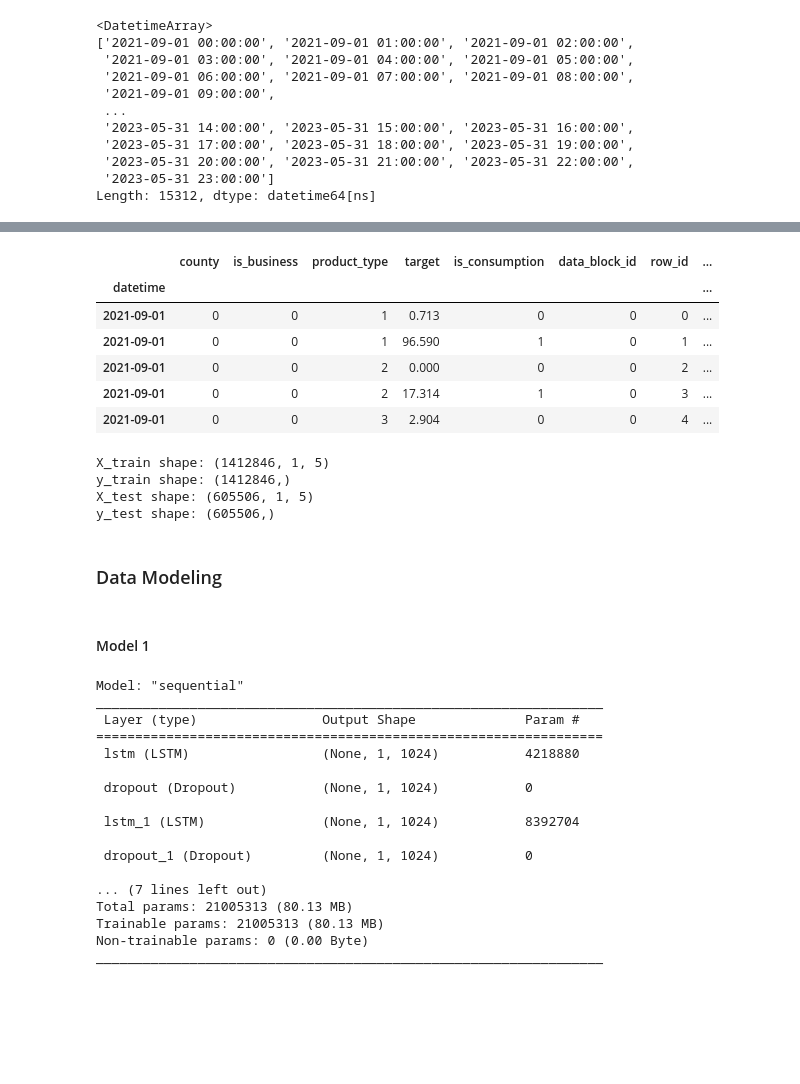
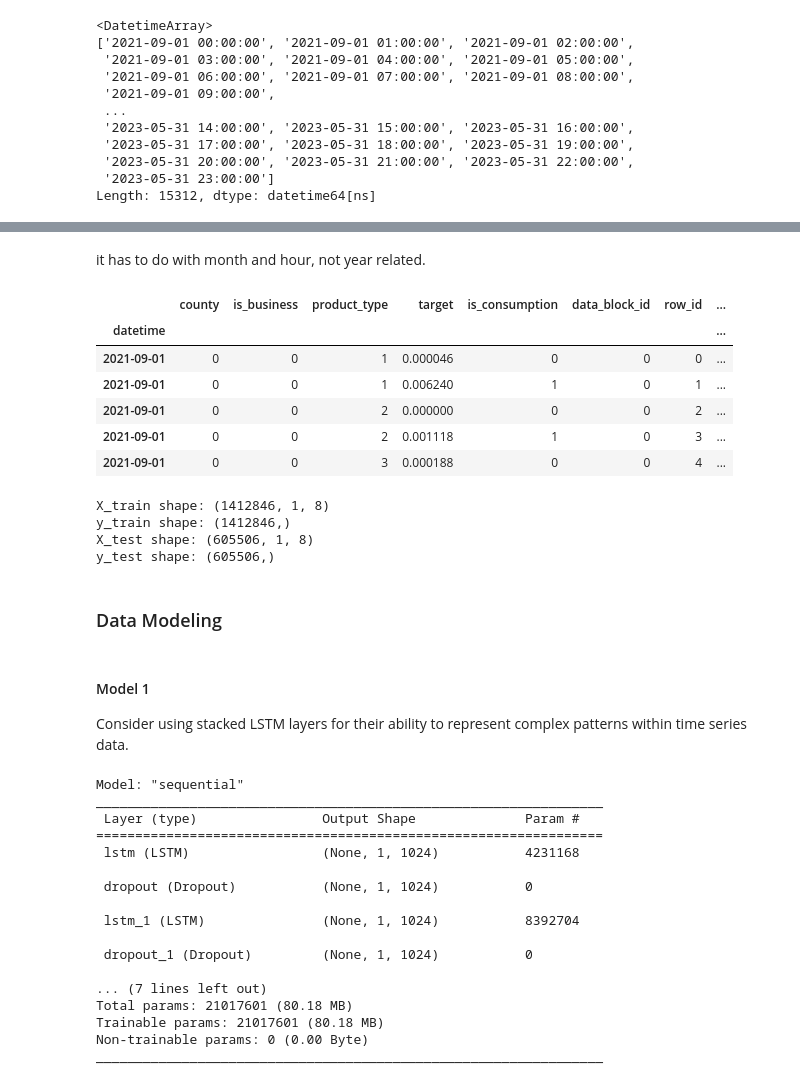
Before and after one commit to jackren0000/Enefit---Predict-Energy-Behavior-of-Prosumers, a Jupyter notebook: lstm-predict-energy-behavior-of-prosumers.ipynb, the cells around one changed output, grey strips where cells are left out. Saved outputs shown, nothing was run; the diff lists cells and outputs as text; code cells hidden in the pictures; blank space fills up the shorter version.

Commit message:
Kaggle Notebook | LSTM-predict-energy-behavior-of-prosumers | Version 6

```diff
--- a/lstm-predict-energy-behavior-of-prosumers.ipynb
+++ b/lstm-predict-energy-behavior-of-prosumers.ipynb
@@ -119,0 +127,31 @@ Length: 15312, dtype: datetime64[ns]
+# %%
+#### read the CSV files into DataFrames
+train = pd.read_csv(os.path.join(DATA_DIR, "train.csv"))
+gas_df = pd.read_csv(os.path.join(DATA_DIR, "gas_prices.csv"))
+electricity_df = pd.read_csv(os.path.join(DATA_DIR, "electricity_prices.csv"))
+client_df = pd.read_csv(os.path.join(DATA_DIR, "client.csv"))
+fw_df = pd.read_csv(os.path.join(DATA_DIR, "forecast_weather.csv"))
+hw_df = pd.read_csv(os.path.join(DATA_DIR, "historical_weather.csv"))
+
+# read a file from a different directory
+# see how this data is generated: https://www.kaggle.com/jackren000/mapping-locations-and-county-code/edit
+# locations = pd.read_csv("/kaggle/input/county-lon-lats/county_lon_lats.csv")
+# %% [markdown]
+it has to do with month and hour, not year related.
+# %%
+train['datetime'] = pd.to_datetime(train['datetime'])
+
+# # add year column in train DataFrame by extracting the year part from datetime object
+# train['year'] = train['datetime'].dt.year
+
+# # add month column in train DataFrame
+train['month'] = train['datetime'].dt.month
+
+# add hour column in train DataFrame
+train['hour'] = train['datetime'].dt.hour
+
+# add day of week column in train DataFrame
+train['dayofweek'] = train['datetime'].dt.dayofweek
+
+# # add day of year column in train DataFrame
+# train['dayofyear'] = train['datetime'].dt.dayofyear
@@ -120,18 +186,26 @@ Length: 15312, dtype: datetime64[ns]
 # %%
-# set index as ascending datetime
+# set 'datetime' column as index
 train.set_index('datetime', inplace=True)
-train.sort_index()
+# sort the index as ascending order
+train.sort_index(inplace=True)
+# fills any missing values in the 'target' column with 0
 train['target'].fillna(value=0, inplace=True)
 # train.dropna(axis=0, inplace=True)
+
+# scale the target column
+# scale is crucial for the LSTM model
+scaler = MinMaxScaler(feature_range=(0, 1))
+train['target'] = scaler.fit_transform(train[['target']])
+
 train.head()
 # %% [output]
 |  | county | is_business | product_type | target | is_consumption | data_block_id | row_id | ... |
 | datetime |  |  |  |  |  |  |  | ... |
-| 2021-09-01 | 0 | 0 | 1 | 0.713 | 0 | 0 | 0 | ... |
-| 2021-09-01 | 0 | 0 | 1 | 96.590 | 1 | 0 | 1 | ... |
-| 2021-09-01 | 0 | 0 | 2 | 0.000 | 0 | 0 | 2 | ... |
-| 2021-09-01 | 0 | 0 | 2 | 17.314 | 1 | 0 | 3 | ... |
-| 2021-09-01 | 0 | 0 | 3 | 2.904 | 0 | 0 | 4 | ... |
+| 2021-09-01 | 0 | 0 | 1 | 0.000046 | 0 | 0 | 0 | ... |
+| 2021-09-01 | 0 | 0 | 1 | 0.006240 | 1 | 0 | 1 | ... |
+| 2021-09-01 | 0 | 0 | 2 | 0.000000 | 0 | 0 | 2 | ... |
+| 2021-09-01 | 0 | 0 | 2 | 0.001118 | 1 | 0 | 3 | ... |
+| 2021-09-01 | 0 | 0 | 3 | 0.000188 | 0 | 0 | 4 | ... |
 # %%
 # drop non-feature columns from the dataset
 X = train.drop(['target', 'row_id', 'data_block_id'], axis=1)
@@ -145,20 +219,28 @@ X_train, X_test, y_train, y_test = train_test_split(X, y, test_size=0.3, random_
 X_train = np.array(X_train).reshape((X_train.shape[0], 1, X_train.shape[1]))
 X_test = np.array(X_test).reshape((X_test.shape[0], 1, X_test.shape[1]))
 
+# # initialize the scaler for the feature columns
+# scaler_features = MinMaxScaler(feature_range=(0, 1))
+# # fit the scaler on the training feature data and transform it
+# X_train_scaled = scaler_features.fit_transform(X_train)
+# # transform the test feature data with the same scaler
+# X_test_scaled = scaler_features.transform(X_test)
+
 # print the shapes of the train and test data
 print(f"X_train shape: {X_train.shape}")
 print(f"y_train shape: {y_train.shape}")
 print(f"X_test shape: {X_test.shape}")
 print(f"y_test shape: {y_test.shape}")
 # %% [output]
-X_train shape: (1412846, 1, 5)
+X_train shape: (1412846, 1, 8)
 y_train shape: (1412846,)
-X_test shape: (605506, 1, 5)
+X_test shape: (605506, 1, 8)
 y_test shape: (605506,)
 # %% [markdown]
 ### Data Modeling
-# %% [markdown]
-#### Model 1
+# %% [markdown]
+#### Model 1
+Consider using stacked LSTM layers for their ability to represent complex patterns within time series data.
 # %%
 # define the LSTM model
 lst_model = Sequential()
@@ -201,7 +283,7 @@ Model: "sequential"
 _________________________________________________________________
  Layer (type)                Output Shape              Param #
 =================================================================
- lstm (LSTM)                 (None, 1, 1024)           4218880
+ lstm (LSTM)                 (None, 1, 1024)           4231168
 
  dropout (Dropout)           (None, 1, 1024)           0
 
@@ -210,8 +292,8 @@ _________________________________________________________________
  dropout_1 (Dropout)         (None, 1, 1024)           0
 
 ... (7 lines left out)
-Total params: 21005313 (80.13 MB)
-Trainable params: 21005313 (80.13 MB)
+Total params: 21017601 (80.18 MB)
+Trainable params: 21017601 (80.18 MB)
 Non-trainable params: 0 (0.00 Byte)
 _________________________________________________________________
 # %%
```
Also changed, not shown: parts of 27 cells of this notebook.
